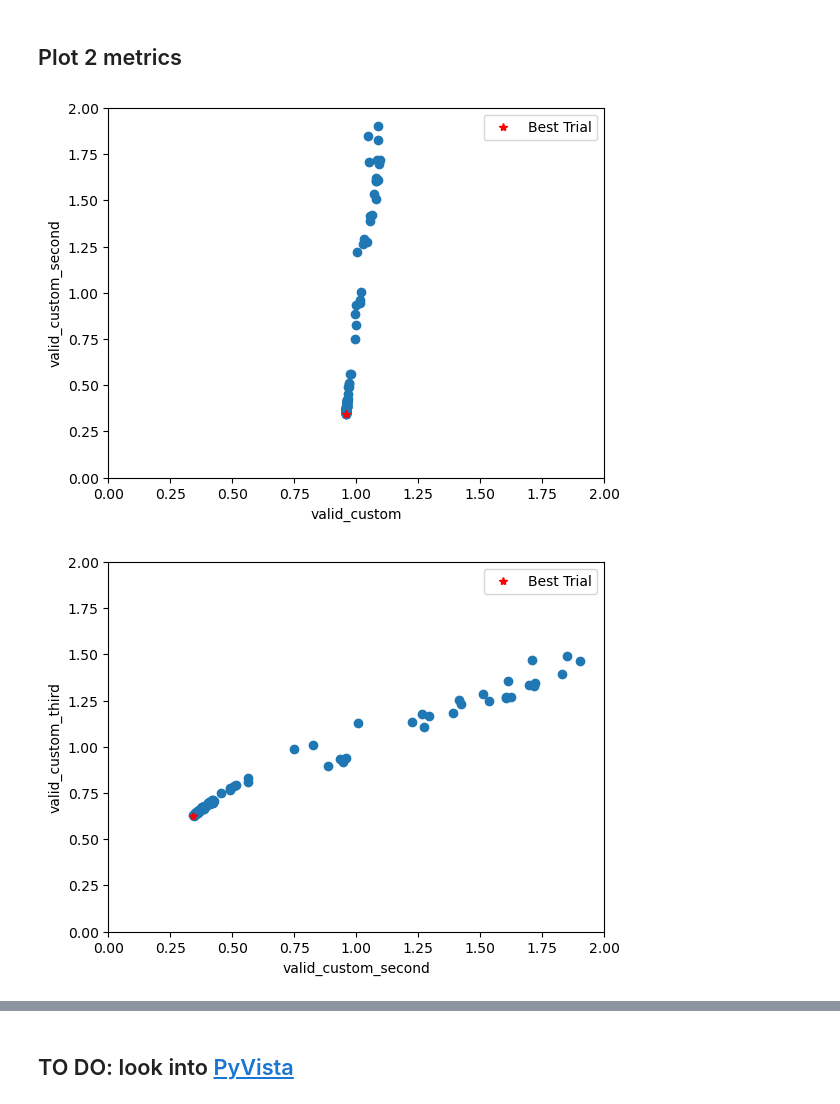
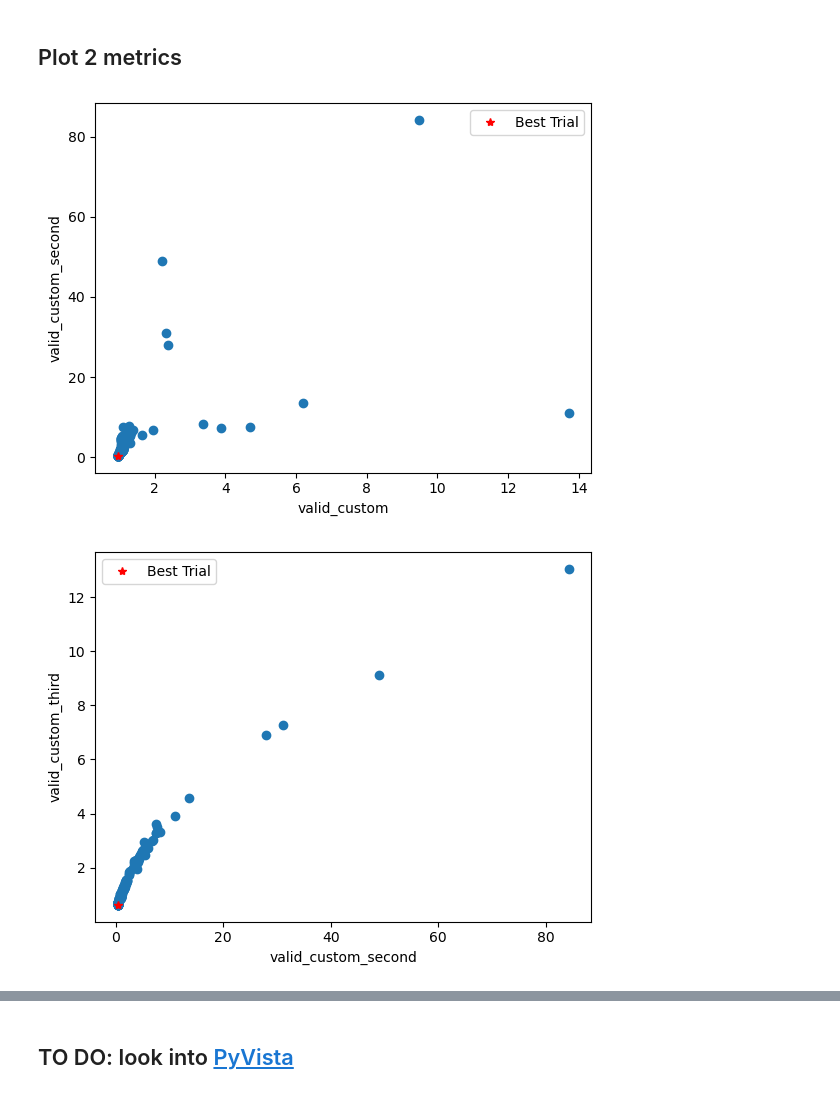
Before and after one commit to mariajmolina/s2sml, a Jupyter notebook: notebooks/ParetoFrontPlot.ipynb, the cells around one changed output, grey strips where cells are left out. Cells and saved outputs as stored; diff of their text form; code cells hidden in the pictures.

```diff
--- a/notebooks/ParetoFrontPlot.ipynb
+++ b/notebooks/ParetoFrontPlot.ipynb
@@ -7,7 +8,9 @@ import pandas as pd
 ## Read trials results
 These are stored in `vanilla.csv`
 # %%
-results_dir = 'results_week3_SH_515/' # set results directory
+#results_dir = 'results_week3_SH_515/' # set results directory
+results_dir = 'results_week3_SH_530/'
+
 df = pd.read_csv("../"+results_dir+"vanilla.csv")
 # %%
 df
@@ -46,31 +49,32 @@ plt.scatter(df.values_0, df.values_1)
 
 plt.plot(min(df.values_0), min(df.values_1), 'r*', label='Best Trial')
 
-maxval=2
-plt.xlim(0,maxval)
-plt.ylim(0,maxval)
+# add bounds
+#maxval=5
+#plt.xlim(0,maxval)
+#plt.ylim(0,maxval)
 
 plt.xlabel('valid_custom')
 plt.ylabel('valid_custom_second')
 
 plt.legend();
 # %% [output]
-[figure, old version]
+[figure, new version]
 # %%
 plt.scatter(df.values_1, df.values_2)
 
 plt.plot(min(df.values_1), min(df.values_2), 'r*', label='Best Trial')
 
-maxval=2
-plt.xlim(0,maxval)
-plt.ylim(0,maxval)
+#maxval=5
+#plt.xlim(0,maxval)
+#plt.ylim(0,maxval)
 
 plt.xlabel('valid_custom_second')
 plt.ylabel('valid_custom_third')
 
 plt.legend();
 # %% [output]
-[figure, old version]
+[figure, new version]
 # %%
 plt.scatter(df.values_0, df.values_2)
 
```
Also changed, not shown: parts of 17 cells of this notebook, 50 other files.
